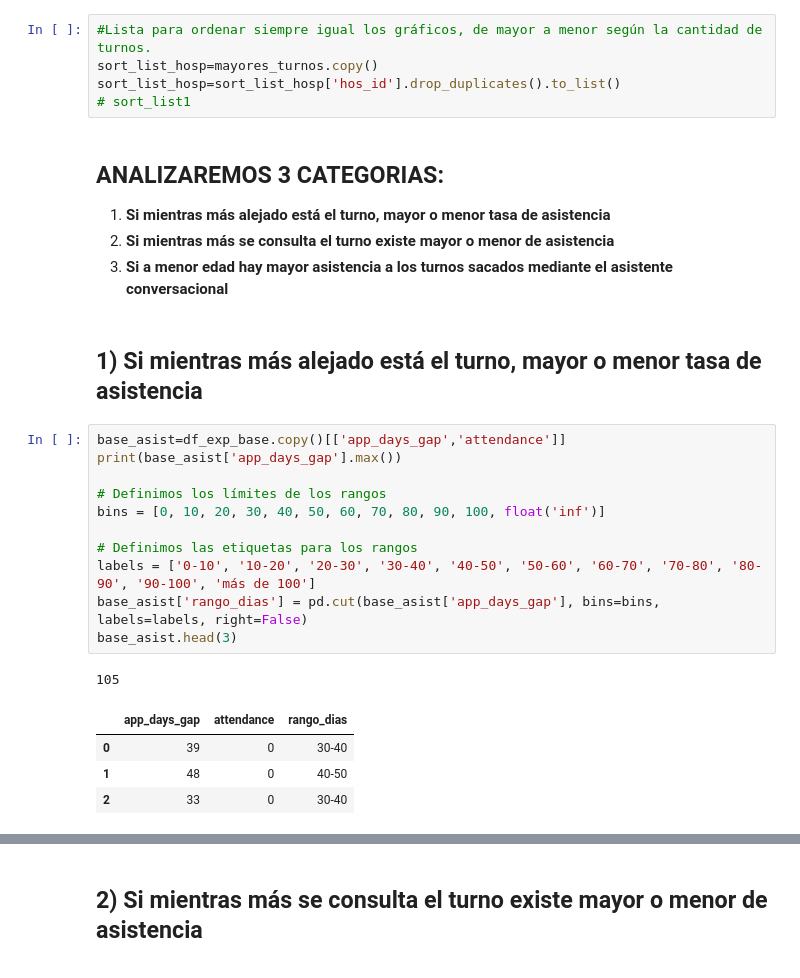
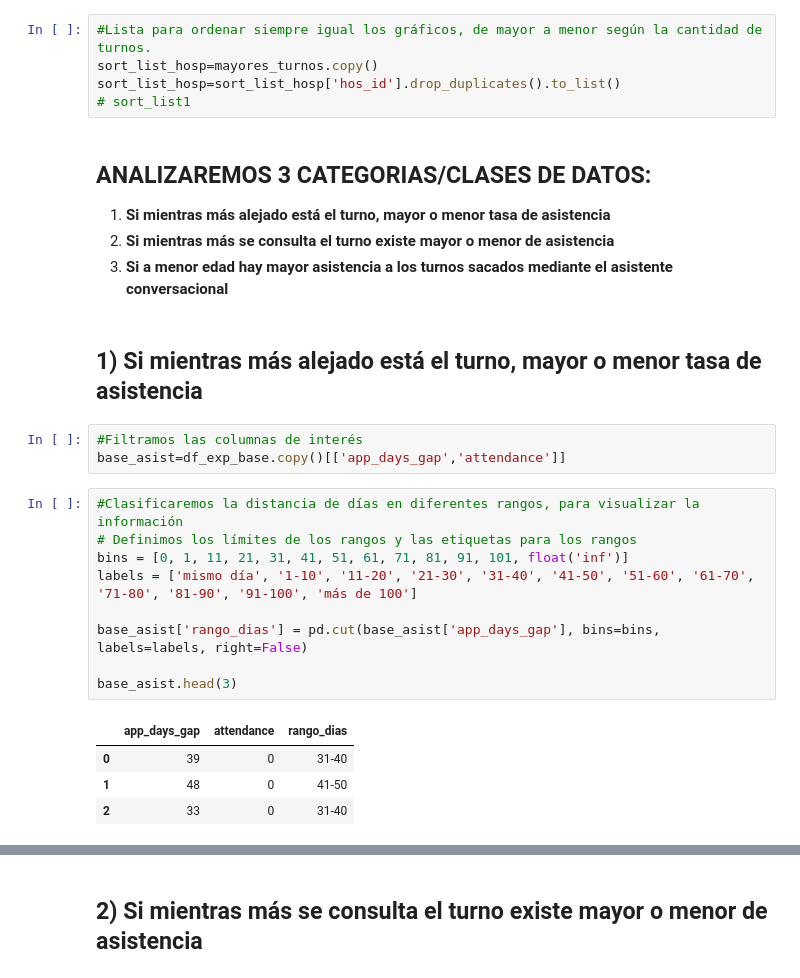
Before and after one commit to manufabregas/Dataset-Asistencia-a-turnos-m-dicos, a Jupyter notebook: Práctico_1_Análisis_y_visualización_de_datos.ipynb, the cells around one changed output, grey strips where cells are left out. Cells and saved outputs as stored; diff of their text form.

```diff
--- a/Práctico_1_Análisis_y_visualización_de_datos.ipynb
+++ b/Práctico_1_Análisis_y_visualización_de_datos.ipynb
@@ -592,7 +566,7 @@ sort_list_hosp=mayores_turnos.copy()
 sort_list_hosp=sort_list_hosp['hos_id'].drop_duplicates().to_list()
 # sort_list1
 # %% [markdown]
-## **ANALIZAREMOS 3 CATEGORIAS:**
+## **ANALIZAREMOS 3 CATEGORIAS/CLASES DE DATOS:**
 
 
 1.   **Si mientras más alejado está el turno, mayor o menor tasa de asistencia**
@@ -600,20 +574,20 @@ sort_list_hosp=sort_list_hosp['hos_id'].drop_duplicates().to_list()
 3.   **Si a menor edad hay mayor asistencia a los turnos sacados mediante el asistente conversacional**
 # %% [markdown]
 ## **1) Si mientras más alejado está el turno, mayor o menor tasa de asistencia**
+# %%
+#Filtramos las columnas de interés
+base_asist=df_exp_base.copy()[['app_days_gap','attendance']]
 # %%
-base_asist=df_exp_base.copy()[['app_days_gap','attendance']]
-print(base_asist['app_days_gap'].max())
+#Clasificaremos la distancia de días en diferentes rangos, para visualizar la información
+# Definimos los límites de los rangos y las etiquetas para los rangos
+bins = [0, 1, 11, 21, 31, 41, 51, 61, 71, 81, 91, 101, float('inf')]
+labels = ['mismo día', '1-10', '11-20', '21-30', '31-40', '41-50', '51-60', '61-70', '71-80', '81-90', '91-100', 'más de 100']
 
-# Definimos los límites de los rangos
-bins = [0, 10, 20, 30, 40, 50, 60, 70, 80, 90, 100, float('inf')]
+base_asist['rango_dias'] = pd.cut(base_asist['app_days_gap'], bins=bins, labels=labels, right=False)
 
-# Definimos las etiquetas para los rangos
-labels = ['0-10', '10-20', '20-30', '30-40', '40-50', '50-60', '60-70', '70-80', '80-90', '90-100', 'más de 100']
-base_asist['rango_dias'] = pd.cut(base_asist['app_days_gap'], bins=bins, labels=labels, right=False)
 base_asist.head(3)
 # %% [output]
-105
 |  | app_days_gap | attendance | rango_dias |
-| 0 | 39 | 0 | 30-40 |
-| 1 | 48 | 0 | 40-50 |
-| 2 | 33 | 0 | 30-40 |
+| 0 | 39 | 0 | 31-40 |
+| 1 | 48 | 0 | 41-50 |
+| 2 | 33 | 0 | 31-40 |
```
Also changed, not shown: parts of 17 cells of this notebook.
